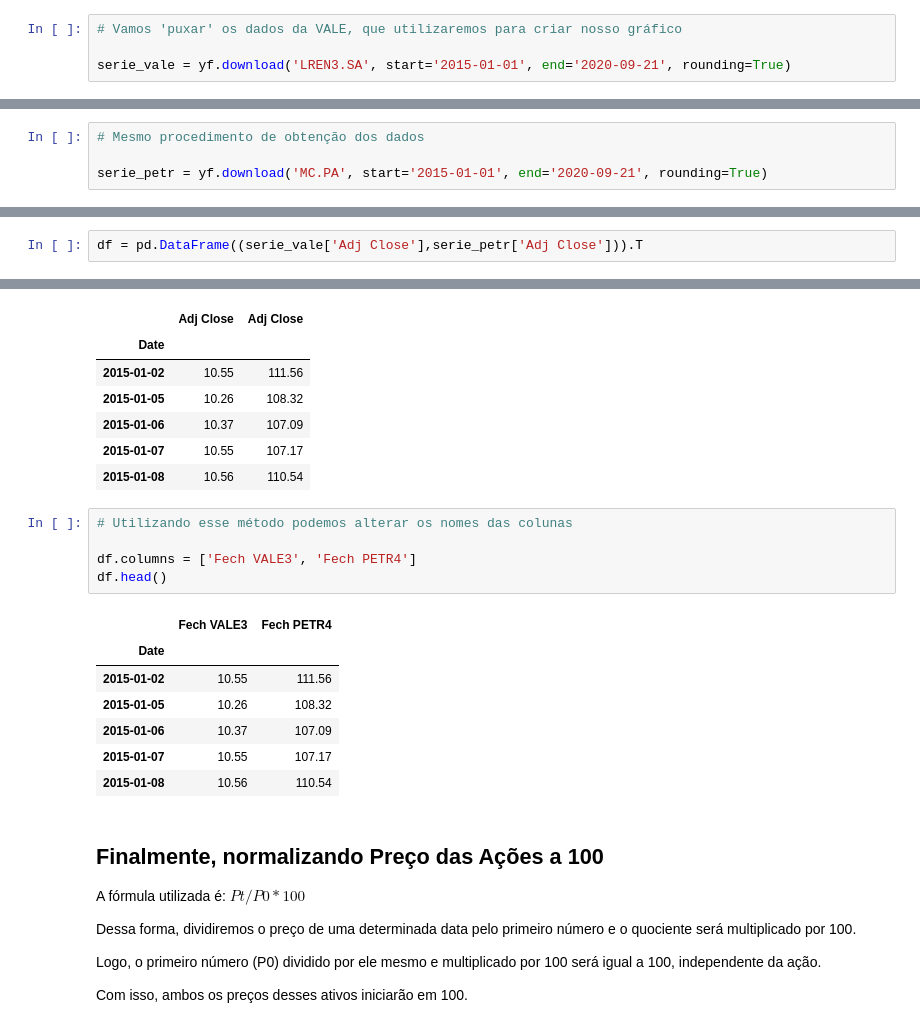
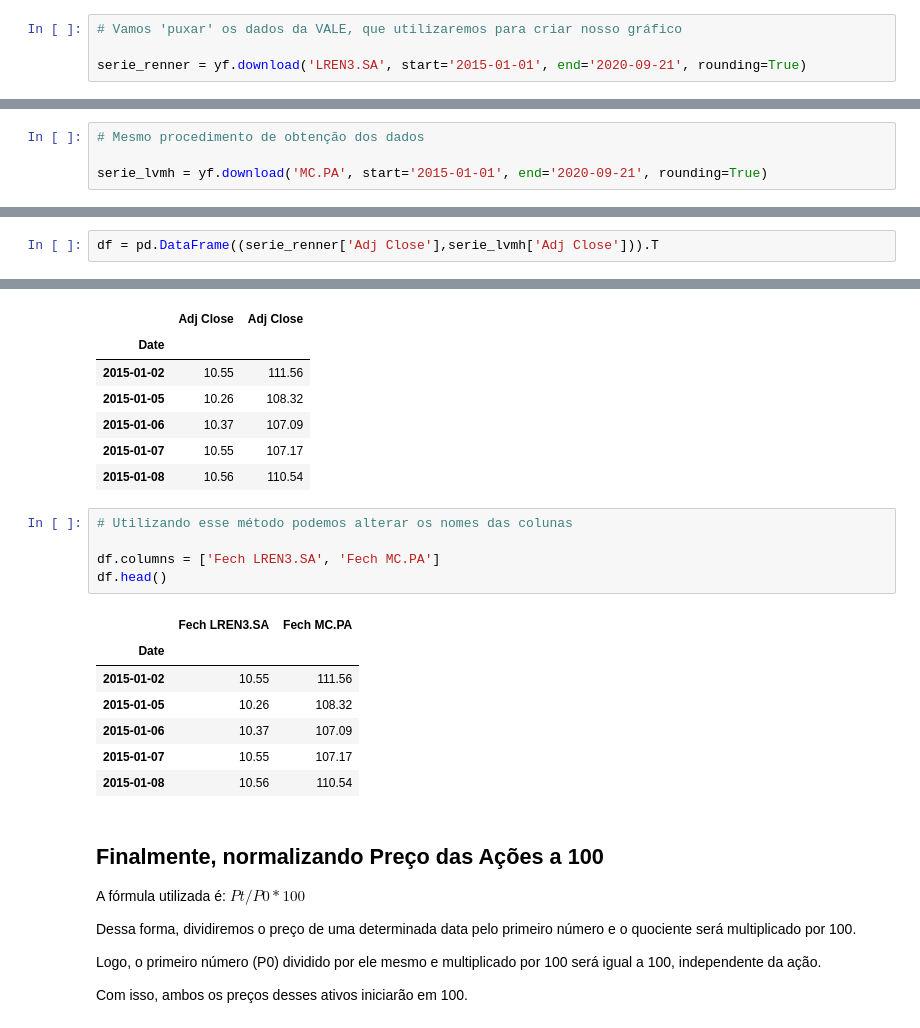
Before and after one commit to doblotoon/normalizacao-a-100, a Jupyter notebook: normalizacao-a-100.ipynb, the cells around one changed output, grey strips where cells are left out. Drawn from its saved outputs; the diff is of its cells as text.

```diff
--- a/normalizacao-a-100.ipynb
+++ b/normalizacao-a-100.ipynb
@@ -45,7 +45,7 @@ Um outro método poderia ser utilizando uma função do numpy (np.round) onde po
 # %%
 # Vamos 'puxar' os dados da VALE, que utilizaremos para criar nosso gráfico
 
-serie_vale = yf.download('LREN3.SA', start='2015-01-01', end='2020-09-21', rounding=True)
+serie_renner = yf.download('LREN3.SA', start='2015-01-01', end='2020-09-21', rounding=True)
 # %% [output]
 [*********************100%%**********************]  1 of 1 completed
 # %%
@@ -95,7 +95,7 @@ Para isso, vamos obter os dados da PETR4.
 # %%
 # Mesmo procedimento de obtenção dos dados
 
-serie_petr = yf.download('MC.PA', start='2015-01-01', end='2020-09-21', rounding=True)
+serie_lvmh = yf.download('MC.PA', start='2015-01-01', end='2020-09-21', rounding=True)
 # %% [output]
 [*********************100%%**********************]  1 of 1 completed
 # %%
@@ -138,7 +138,7 @@ Insiro especificamente a coluna que quero de cada série e adiciono '.T' pois me
 # %%
 import pandas as pd
 # %%
-df = pd.DataFrame((serie_vale['Adj Close'],serie_petr['Adj Close'])).T
+df = pd.DataFrame((serie_renner['Adj Close'],serie_lvmh['Adj Close'])).T
 # %%
 df.head()
 # %% [output]
@@ -152,10 +152,10 @@ df.head()
 # %%
 # Utilizando esse método podemos alterar os nomes das colunas
 
-df.columns = ['Fech VALE3', 'Fech PETR4']
+df.columns = ['Fech LREN3.SA', 'Fech MC.PA']
 df.head()
 # %% [output]
-|  | Fech VALE3 | Fech PETR4 |
+|  | Fech LREN3.SA | Fech MC.PA |
 | Date |  |  |
 | 2015-01-02 | 10.55 | 111.56 |
 | 2015-01-05 | 10.26 | 108.32 |
```
Also changed, not shown: parts of 12 cells of this notebook, 1 other file.
